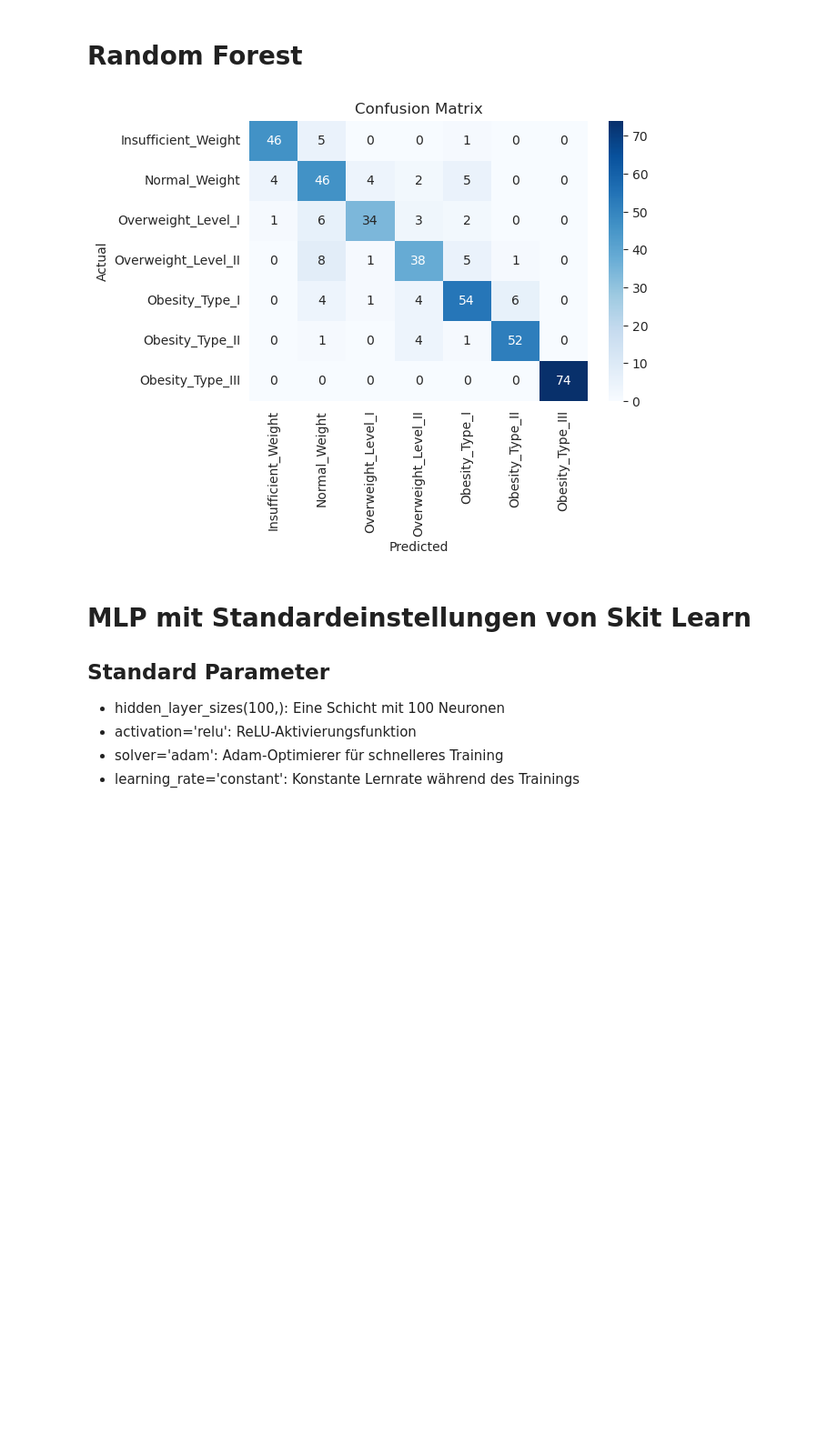
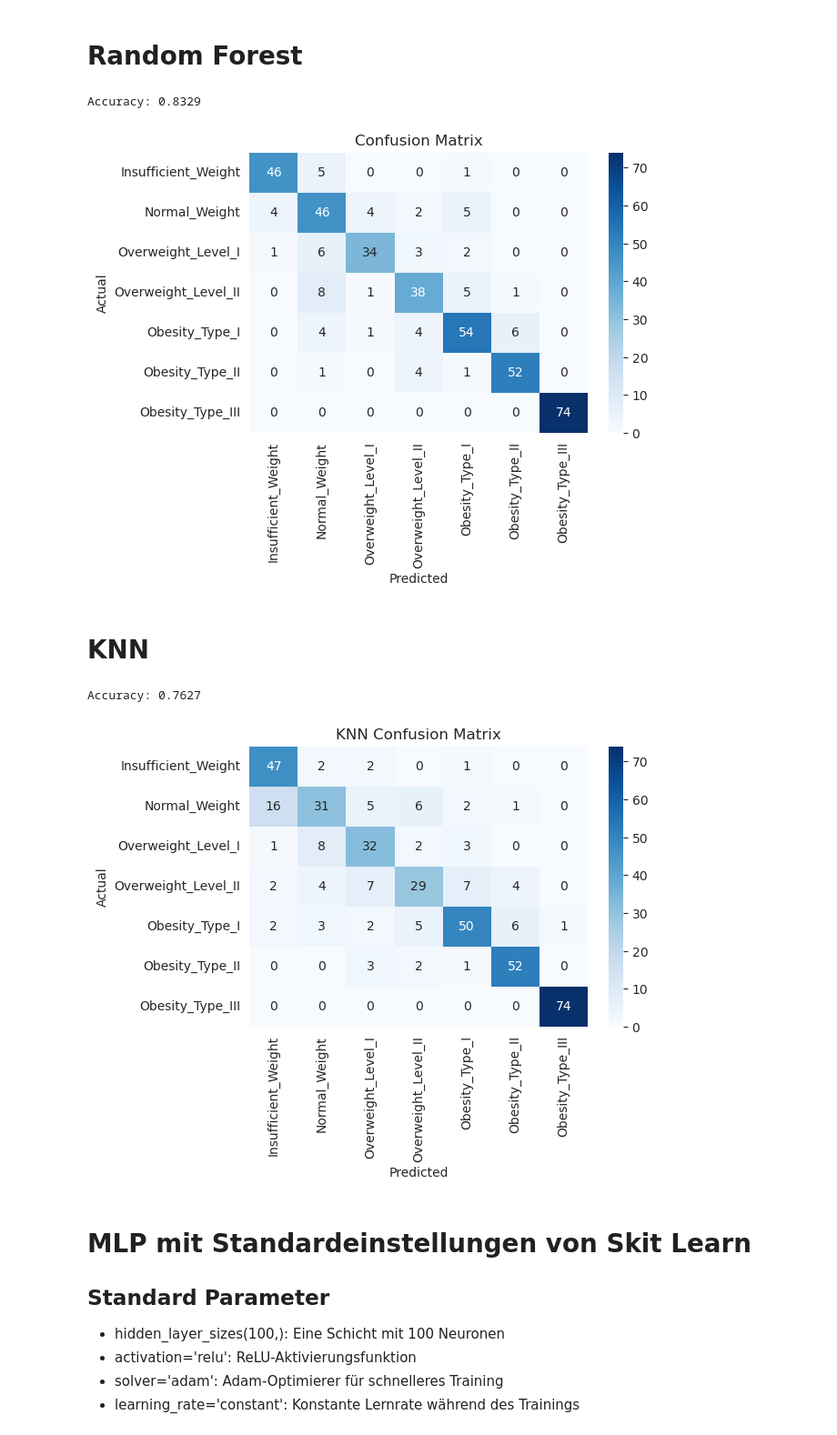
Before and after one commit to Niklas-Wag/Sleep_DSAI, a Jupyter notebook: ObesityPrediction.ipynb, the cells around one changed output. Shown at 91% size. Saved outputs shown, nothing was run; the diff lists cells and outputs as text; code cells hidden in the pictures; blank space fills up the shorter version.

```diff
--- a/ObesityPrediction.ipynb
+++ b/ObesityPrediction.ipynb
@@ -245,6 +257,10 @@ clf.fit(X_train, y_train)
 # predict
 y_pred_rf = clf.predict(X_test)
 
+# calculate accuracy
+accuracy_forest = accuracy_score(y_test, y_pred_rf)
+print(f'Accuracy: {accuracy_forest:.4f}')
+
 # confusion matrix
 cm = confusion_matrix(y_test, y_pred_rf)
 plt.figure(figsize=(6, 4))
@@ -254,7 +270,44 @@ plt.ylabel('Actual')
 plt.title('Confusion Matrix')
 plt.show()
 # %% [output]
+Accuracy: 0.8329
 [figure]
+# %% [markdown]
+# KNN
+# %%
+# Features and target definition
+X = obesity_categorized.drop(columns=['Obesity'])
+y = obesity_categorized['Obesity']
+
+# Scaling the numerical values
+scaler = StandardScaler()
+X_scaled = scaler.fit_transform(X)
+
+# Train-test split
+X_train, X_test, y_train, y_test = train_test_split(X_scaled, y, test_size=0.2, random_state=42)
+
+# Train KNN model
+knn = KNeighborsClassifier(n_neighbors=5)
+knn.fit(X_train, y_train)
+
+# Make predictions
+y_pred_knn = knn.predict(X_test)
+
+# Calculate accuracy
+accuracy_knn = accuracy_score(y_test, y_pred_knn)
+print(f'Accuracy: {accuracy_knn:.4f}')
+
+# Confusion matrix
+cm_knn = confusion_matrix(y_test, y_pred_knn)
+plt.figure(figsize=(6, 4))
+sns.heatmap(cm_knn, annot=True, fmt='d', cmap='Blues', xticklabels=correct_order, yticklabels=correct_order)
+plt.xlabel('Predicted')
+plt.ylabel('Actual')
+plt.title('KNN Confusion Matrix')
+plt.show()
+# %% [output]
+Accuracy: 0.7627
+[figure, added]
 # %% [markdown]
 # MLP mit Standardeinstellungen von Skit Learn
 ## Standard Parameter
```
Also changed, not shown: parts of 8 cells of this notebook.
